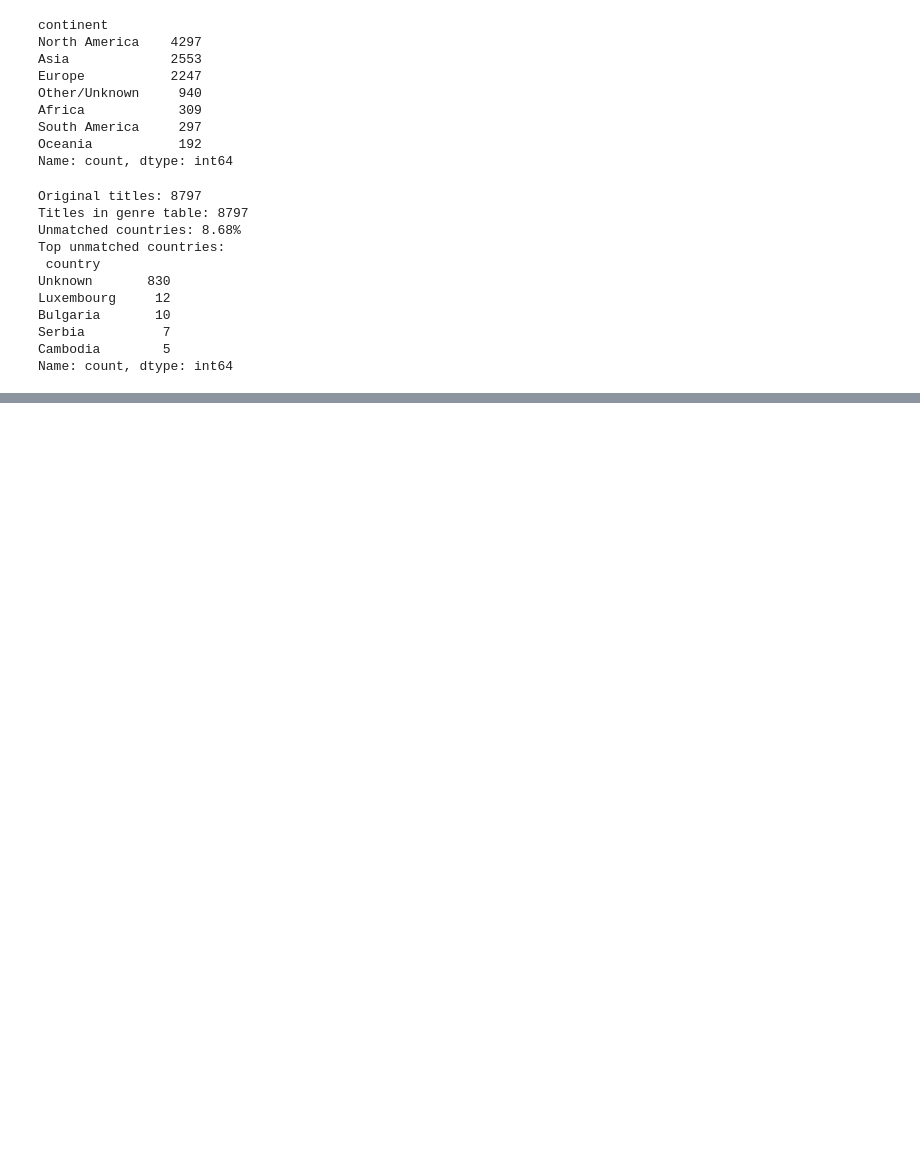
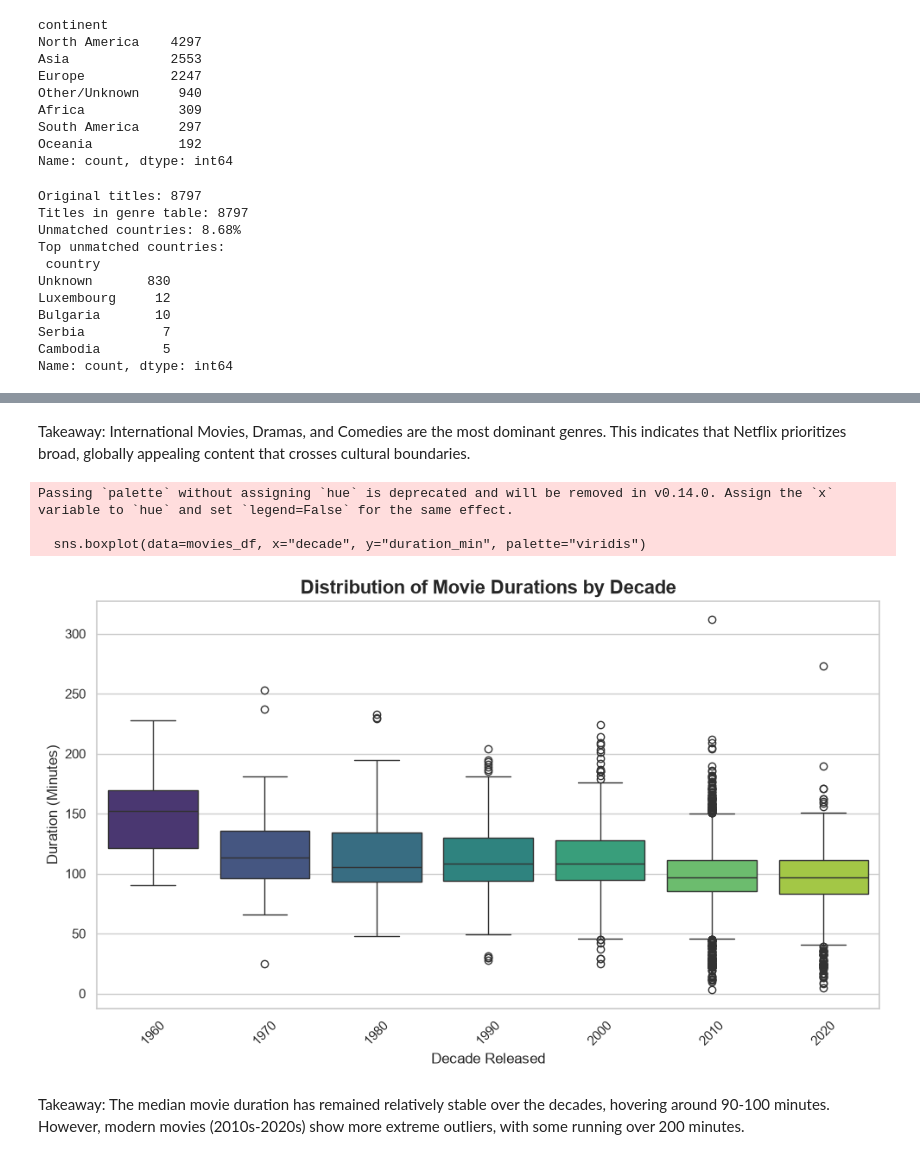
Before and after one commit to YoussefSlimi/netflix-data-analysis, a Jupyter notebook: analysis.ipynb, the cells around one changed output, grey strips where cells are left out. Saved outputs shown, nothing was run; the diff lists cells and outputs as text; code cells hidden in the pictures; blank space fills up the shorter version.

```diff
--- a/analysis.ipynb
+++ b/analysis.ipynb
@@ -395,0 +464,24 @@ Name: count, dtype: int64
+# %% [markdown]
+Takeaway: International Movies, Dramas, and Comedies are the most dominant genres. This indicates that Netflix prioritizes broad, globally appealing content that crosses cultural boundaries.
+# %%
+# 1. Filter for movies only, from the 1960s onwards
+movies_df = clean_df[(clean_df["type"] == "Movie") & (clean_df["decade"] >= 1960)]
+
+# 2. Plot
+plt.figure(figsize=(10, 6))
+sns.boxplot(data=movies_df, x="decade", y="duration_min", palette="viridis")
+
+# 3. Formatting
+plt.title("Distribution of Movie Durations by Decade", fontsize=16, fontweight="bold")
+plt.xlabel("Decade Released", fontsize=12)
+plt.ylabel("Duration (Minutes)", fontsize=12)
+plt.xticks(rotation=45)
+plt.tight_layout()
+plt.show()
+# %% [output]
+Passing `palette` without assigning `hue` is deprecated and will be removed in v0.14.0. Assign the `x` variable to `hue` and set `legend=False` for the same effect.
+
+  sns.boxplot(data=movies_df, x="decade", y="duration_min", palette="viridis")
+[figure, added]
+# %% [markdown]
+Takeaway: The median movie duration has remained relatively stable over the decades, hovering around 90-100 minutes. However, modern movies (2010s-2020s) show more extreme outliers, with some running over 200 minutes.
```
Also changed, not shown: parts of 7 cells of this notebook.
